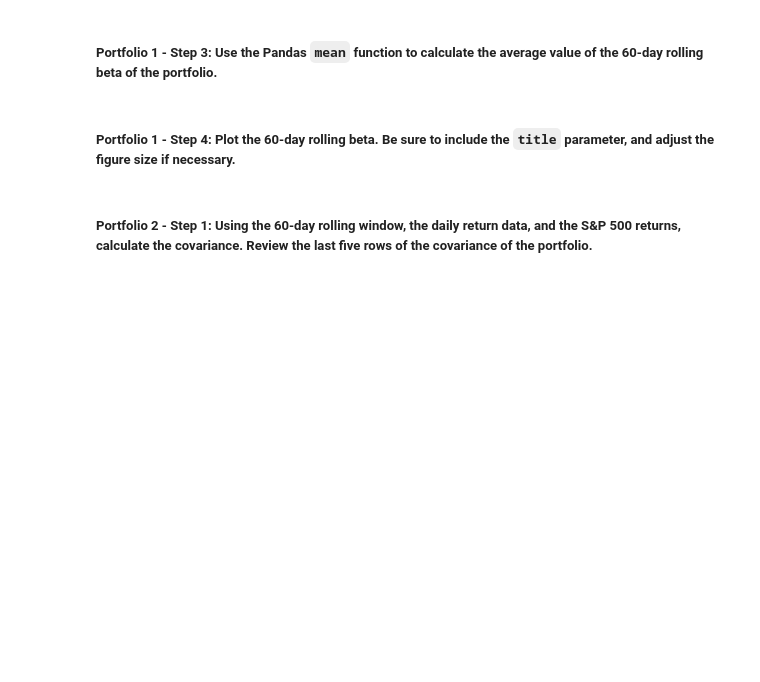
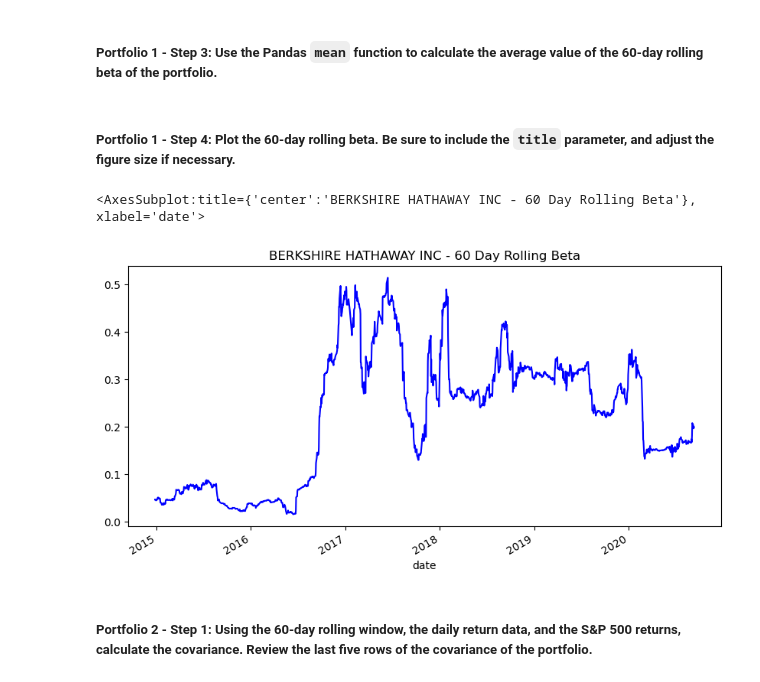
Before and after one commit to Billie-LS/Portfolio-key-risk-management-metrics-analysis, a Jupyter notebook: risk_return_analysis.ipynb, the cells around one changed output. Cells and saved outputs as stored; diff of their text form; code cells hidden in the pictures; blank space fills up the shorter version.

```diff
--- a/risk_return_analysis.ipynb
+++ b/risk_return_analysis.ipynb
@@ -564,8 +578,8 @@ display(tiger_returns.head())
 # %%
 # Calculate the covariance using a 60-day rolling window
 # Review the last five rows of the covariance data
-berkshire_cov = daily_returns['BERKSHIRE HATHAWAY INC'].rolling(window=60).cov(daily_returns['S&P 500'])
-display(berkshire_cov.tail())
+berkshire_roll_60_cov = daily_returns['BERKSHIRE HATHAWAY INC'].rolling(window=60).cov(daily_returns['S&P 500'])
+display(berkshire_roll_60_cov.tail())
 # %% [output]
 date
 2020-09-04    0.000021
@@ -576,7 +590,11 @@ date
 dtype: float64
 # %% [markdown]
 ##### Portfolio 1 - Step 2: Calculate the beta of the portfolio. To do that, divide the covariance of the portfolio by the variance of the S&P 500.
+# %%
+# Calculate the S&P 500 60-day rolling variance
+sp500_roll_60_variance = daily_returns['S&P 500'].rolling(window=60).var()
 # %%
 # Calculate the beta based on the 60-day rolling covariance compared to the market (S&P 500)
 # Review the last five rows of the beta information
-# YOUR CODE HERE
+berkshire_roll_60_beta = berkshire_roll_60_cov / sp500_roll_60_variance
+display(berkshire_roll_60_beta.tail())
@@ -590,7 +616,15 @@ dtype: float64
 # %%
 # Plot the rolling beta
 # Include a title parameter and adjust the figure size
-# YOUR CODE HERE
+# Plot the daily returns
+berkshire_roll_60_beta.plot(
+    figsize=(10,5),
+    title='BERKSHIRE HATHAWAY INC - 60 Day Rolling Beta',
+    color='blue'
+)
+# %% [output]
+<AxesSubplot:title={'center':'BERKSHIRE HATHAWAY INC - 60 Day Rolling Beta'}, xlabel='date'>
+[figure, added]
 # %% [markdown]
 ##### Portfolio 2 - Step 1: Using the 60-day rolling window, the daily return data, and the S&P 500 returns, calculate the covariance. Review the last five rows of the covariance of the portfolio.
 # %%
```
Also changed, not shown: parts of 10 cells of this notebook, 1 other file.
